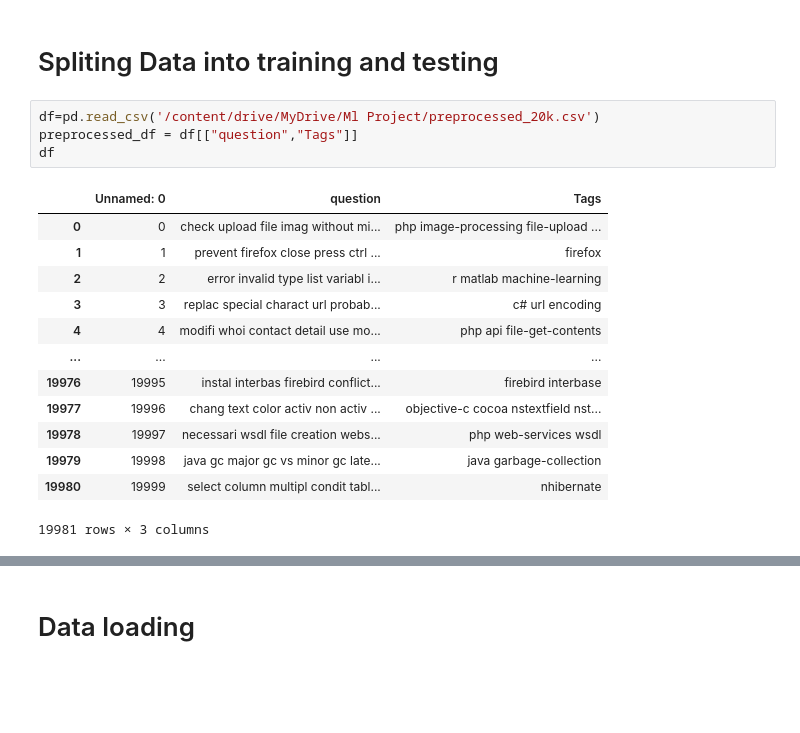
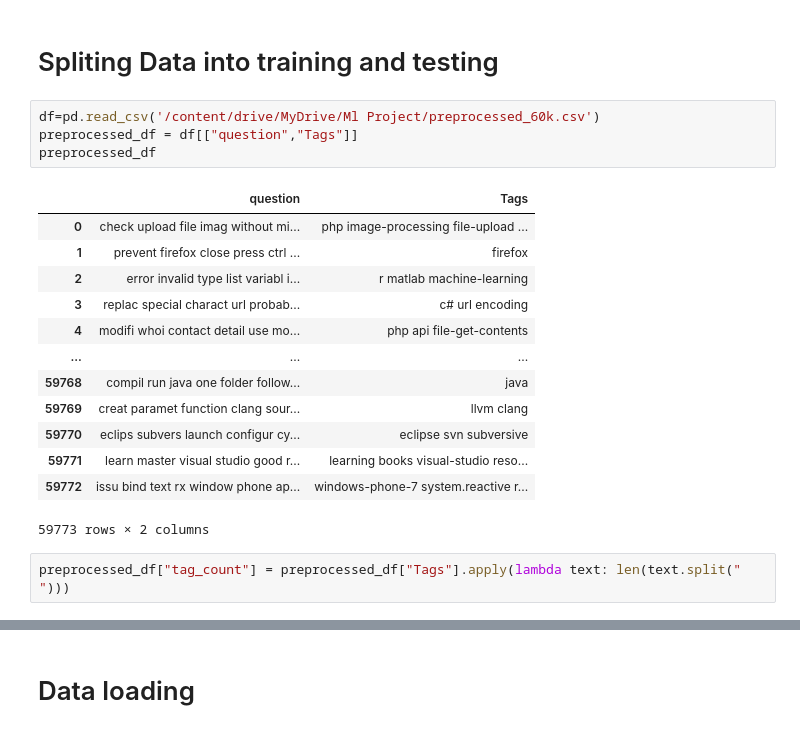
Before and after one commit to itissandeep98/StackOverFlow-Tag-Predictor, a Jupyter notebook: MLproject.ipynb, the cells around one changed output, grey strips where cells are left out. Cells and saved outputs as stored; diff of their text form; blank space fills up the shorter version.

```diff
--- a/MLproject.ipynb
+++ b/MLproject.ipynb
@@ -112,20 +114,22 @@ print(ans)
 # %% [markdown]
 # Spliting Data into training and testing
 # %%
-df=pd.read_csv('/content/drive/MyDrive/Ml Project/preprocessed_20k.csv')
+df=pd.read_csv('/content/drive/MyDrive/Ml Project/preprocessed_60k.csv')
 preprocessed_df = df[["question","Tags"]]
-df
+preprocessed_df
 # %% [output]
-|  | Unnamed: 0 | question | Tags |
-| 0 | 0 | check upload file imag without mi... | php image-processing file-upload ... |
-| 1 | 1 | prevent firefox close press ctrl ... | firefox |
-| 2 | 2 | error invalid type list variabl i... | r matlab machine-learning |
-| 3 | 3 | replac special charact url probab... | c# url encoding |
-| 4 | 4 | modifi whoi contact detail use mo... | php api file-get-contents |
-| ... | ... | ... | ... |
-| 19976 | 19995 | instal interbas firebird conflict... | firebird interbase |
-| 19977 | 19996 | chang text color activ non activ ... | objective-c cocoa nstextfield nst... |
-| 19978 | 19997 | necessari wsdl file creation webs... | php web-services wsdl |
-| 19979 | 19998 | java gc major gc vs minor gc late... | java garbage-collection |
-| 19980 | 19999 | select column multipl condit tabl... | nhibernate |
+|  | question | Tags |
+| 0 | check upload file imag without mi... | php image-processing file-upload ... |
+| 1 | prevent firefox close press ctrl ... | firefox |
+| 2 | error invalid type list variabl i... | r matlab machine-learning |
+| 3 | replac special charact url probab... | c# url encoding |
+| 4 | modifi whoi contact detail use mo... | php api file-get-contents |
+| ... | ... | ... |
+| 59768 | compil run java one folder follow... | java |
+| 59769 | creat paramet function clang sour... | llvm clang |
+| 59770 | eclips subvers launch configur cy... | eclipse svn subversive |
+| 59771 | learn master visual studio good r... | learning books visual-studio reso... |
+| 59772 | issu bind text rx window phone ap... | windows-phone-7 system.reactive r... |
-19981 rows × 3 columns
+59773 rows × 2 columns
+# %%
+preprocessed_df["tag_count"] = preprocessed_df["Tags"].apply(lambda text: len(text.split(" ")))
```
Also changed, not shown: parts of 30 cells of this notebook.
